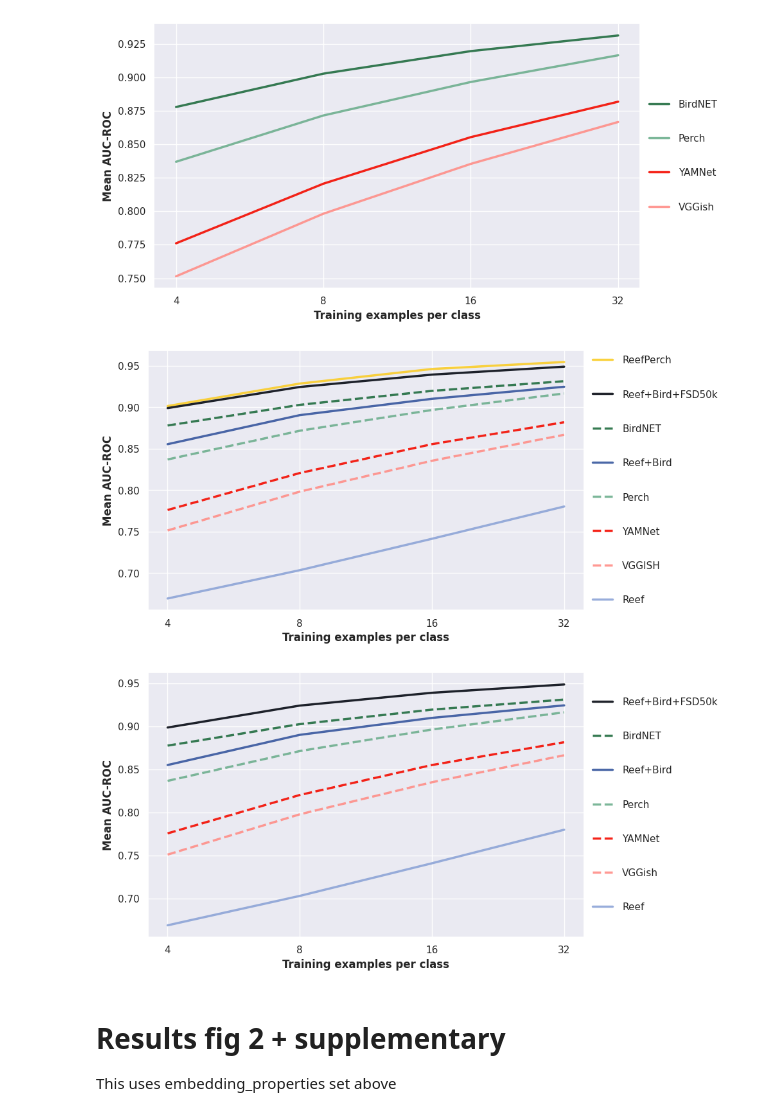
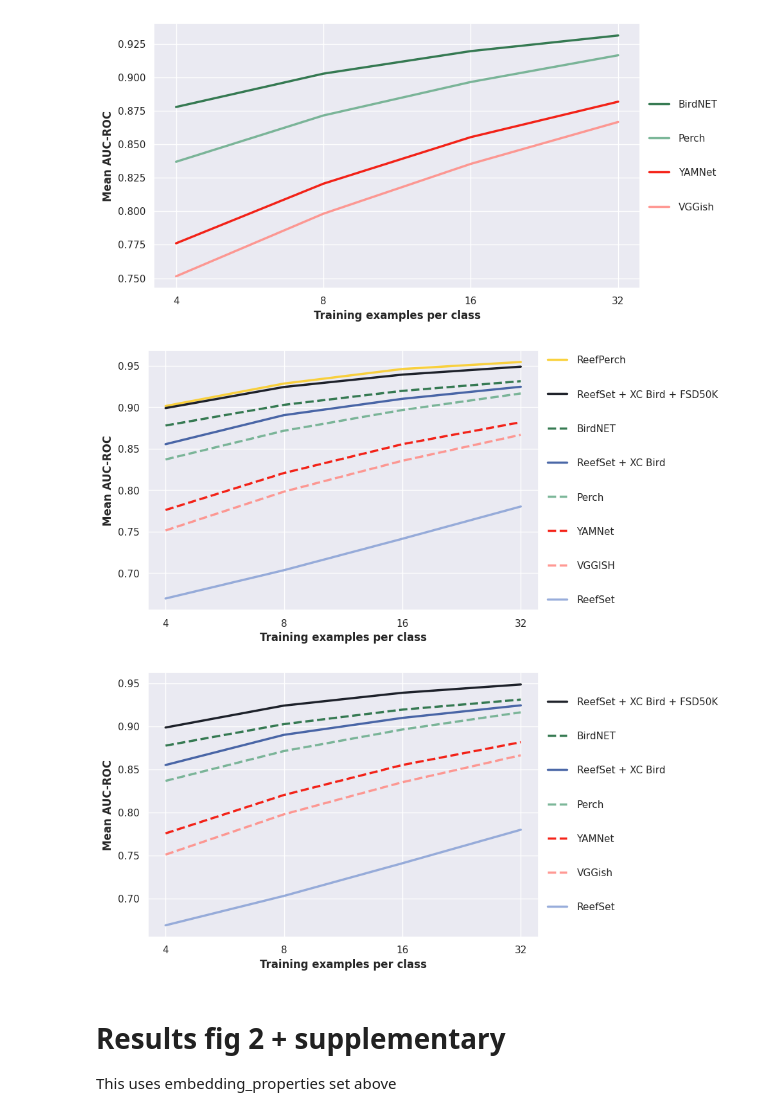
Before and after one commit to BenUCL/surfperch, a Jupyter notebook: manuscript-additions/figures.ipynb, the cells around one changed output. Cells and saved outputs as stored; diff of their text form; code cells hidden in the pictures.

```diff
--- a/manuscript-additions/figures.ipynb
+++ b/manuscript-additions/figures.ipynb
@@ -188,35 +188,35 @@ plot_auc_roc_by_embedding(results, embeddings_to_plot, embedding_properties)
 # %%
 #@title Our models
 embedding_properties = {
     # Pretrained models
     'birdnet': {'name': 'BirdNET', 'line_style': '--', 'color': '#216d40', 'ignore': False, 'order': 2},
     'perch': {'name': 'Perch', 'line_style': '--', 'color': '#6eaf8e', 'ignore': False, 'order': 4},
     'yamnet': {'name': 'YAMNet', 'line_style': '--', 'color': '#f40c00', 'ignore': False, 'order': 5},
     'vggish': {'name': 'VGGISH', 'line_style': '--', 'color': '#ff8e88', 'ignore': False, 'order': 6},
 
     # Exploring settings
     'perch_baselin_head': {'name': 'Perch (from head)', 'line_style': '-', 'color': 'orange', 'ignore': True},
     'perch_new': {'name': 'Perch New', 'line_style': '-', 'color': 'brown', 'ignore': True},
     'perch_200kstep_256bs': {'name': 'Perch New 200kstep 256batch', 'line_style': '-', 'color': 'pink', 'ignore': True},
     'perch_1mstep_128bs': {'name': 'Perch New 1Mkstep 128batch', 'line_style': '-', 'color': 'cyan', 'ignore': True},
     'perch_1m': {'name': 'Perch New 1Mstep 256batch', 'line_style': '-', 'color': 'magenta', 'ignore': True},
     'FSD50K_80birdweight': {'name': 'FSD50K 80birdweight', 'line_style': '-', 'color': 'lime', 'ignore': True},
     'FSD50k_1M': {'name': 'FSD50K 1M', 'line_style': '-', 'color': 'yellow', 'ignore': True},
 
     # PCEN settings
     'perch_pcen_basic': {'name': 'Perch PCEN Basic', 'line_style': '-', 'color': 'blue', 'ignore': True},
     'perch_pcen_new': {'name': 'Perch PCEN New', 'line_style': '-', 'color': 'green', 'ignore': True},
     'perch_pcen_bio': {'name': 'Perch PCEN BIO', 'line_style': '-', 'color': 'red', 'ignore': True},
 
     # Model trained on reef data with bird and fsd50k mixed in
-    'Reef': {'name': 'Reef', 'line_style': '-', 'color': '#8da4d7', 'ignore': False, 'order': 7},
-    'ReefPerch': {'name': 'Reef+Bird', 'line_style': '-', 'color': '#37579e', 'ignore': False, 'order': 3},
-    'BirdReefFSD50k': {'name': 'Reef+Bird+FSD50k', 'line_style': '-', 'color':'#070b14', 'ignore': False, 'order': 1},
+    'Reef': {'name': 'ReefSet', 'line_style': '-', 'color': '#8da4d7', 'ignore': False, 'order': 7},
+    'ReefPerch': {'name': 'ReefSet + XC Bird', 'line_style': '-', 'color': '#37579e', 'ignore': False, 'order': 3},
+    'BirdReefFSD50k': {'name': 'ReefSet + XC Bird + FSD50K', 'line_style': '-', 'color':'#070b14', 'ignore': False, 'order': 1},
     'FSD50k_1M_128_newpcen': {'name': 'ReefPerch', 'line_style': '-', 'color': '#FACD29', 'ignore': False, 'order': 0},
 }
 plot_auc_roc_by_embedding(results, embeddings_to_plot, embedding_properties)
 # %% [output]
-[figure, old version]
+[figure, new version]
 # %%
 embedding_properties = {
     # Pretrained models
@@ -240,14 +240,14 @@ embedding_properties = {
     'perch_pcen_bio': {'name': 'Perch PCEN BIO', 'line_style': '-', 'color': 'red', 'ignore': True},
 
     # Model trained on reef data with bird and fsd50k mixed in
-    'Reef': {'name': 'Reef', 'line_style': '-', 'color': '#8da4d7', 'ignore': False, 'order': 7},
-    'ReefPerch': {'name': 'Reef+Bird', 'line_style': '-', 'color': '#37579e', 'ignore': False, 'order': 3},
-    'BirdReefFSD50k': {'name': 'Reef+Bird+FSD50k', 'line_style': '-', 'color':'#070b14', 'ignore': False, 'order': 1},
+    'Reef': {'name': 'ReefSet', 'line_style': '-', 'color': '#8da4d7', 'ignore': False, 'order': 7},
+    'ReefPerch': {'name': 'ReefSet + XC Bird', 'line_style': '-', 'color': '#37579e', 'ignore': False, 'order': 3},
+    'BirdReefFSD50k': {'name': 'ReefSet + XC Bird + FSD50K', 'line_style': '-', 'color':'#070b14', 'ignore': False, 'order': 1},
     'FSD50k_1M_128_newpcen': {'name': 'ReefPerch', 'line_style': '--', 'color': 'navy', 'ignore': True},
 }
 plot_auc_roc_by_embedding(results, embeddings_to_plot, embedding_properties)
 # %% [output]
-[figure, old version]
+[figure, new version]
 # %% [markdown]
 # Results fig 2 + supplementary
 
```
Also changed, not shown: parts of 4 cells of this notebook.
